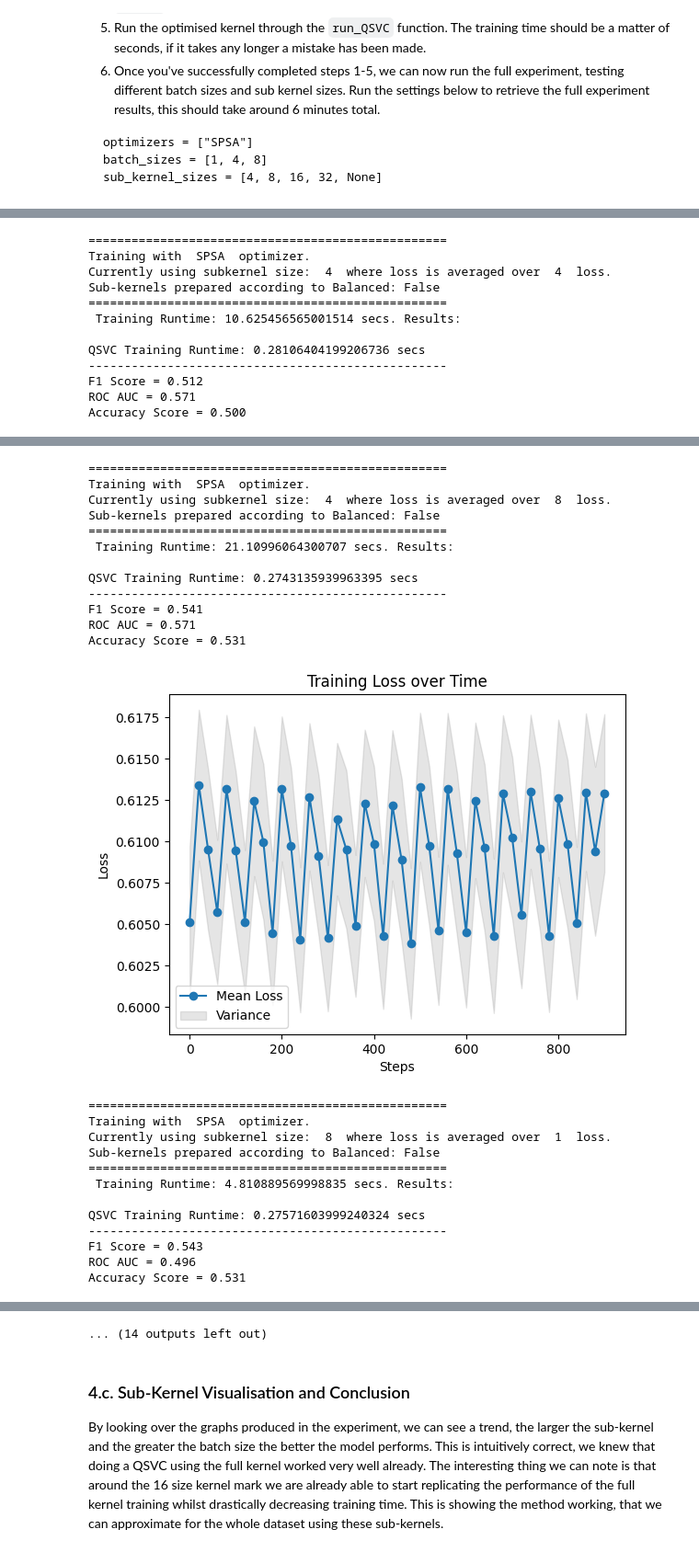
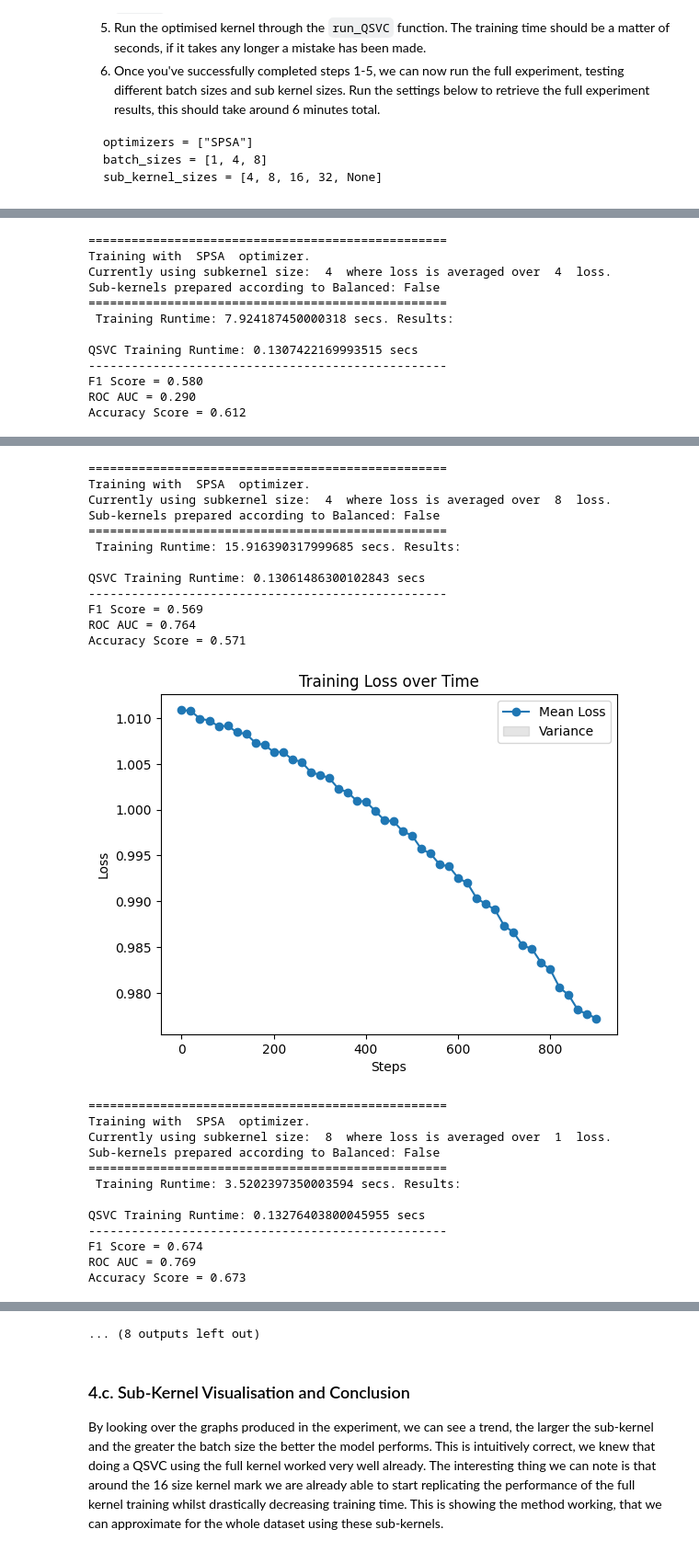
Before and after one commit to qmlWizard/CCKA-Clustered_Centroid_Kernel_Alignment, a Jupyter notebook: Sub-Kernel_IEEE_QW_tutorial_Master.ipynb, the cells around one changed output, grey strips where cells are left out. Shown at 92% size. Drawn from its saved outputs; the diff is of its cells as text; code cells hidden in the pictures.

Commit message:
torch kernel complete

```diff
--- a/Sub-Kernel_IEEE_QW_tutorial_Master.ipynb
+++ b/Sub-Kernel_IEEE_QW_tutorial_Master.ipynb
@@ -66,33 +66,3 @@ The exact computational savings will depend on the specific distribution of data
 4. The Sub-Kernel Method
 # %% [markdown]
 ## 0. Import local, external, and Qiskit packages
-# %%
-import numpy as np
-import pandas as pd
-from sklearn.datasets import make_swiss_roll
-
-# Parameters
-n_samples = 1000
-noise = 0.1
-random_state = 0
-
-# Generate the Swiss Roll dataset with 3 features
-X, y = make_swiss_roll(n_samples=n_samples, noise=noise, random_state=random_state)
-
-# Binarize labels based on the median
-y = np.where(y > np.median(y), 1, -1)  # Labels are -1 or 1
-
-# Add a fourth feature (e.g., random noise)
-#np.random.seed(random_state)
-#random_feature = np.random.randn(n_samples, 1)
-#X = np.hstack((X, random_feature))
-
-# Create a DataFrame
-df = pd.DataFrame(X, columns=['Feature 1', 'Feature 2', 'Feature 3'])
-#df = df[['Feature 1', 'Feature 2']]
-df['Label'] = y
-
-# Save to CSV
-csv_filename = 'data/swiss_roll_dataset.csv'
-df.to_csv(csv_filename, index=False)
-print(f"Dataset saved to {csv_filename}")
@@ -191,12 +151,13 @@ def train_test_split(data_filepath, num_train=10, num_test=10, balanced=False):
 
 
 # Load the dataset and split into train and test sets
-DATA_FILEPATH = "data/powerline.csv"
+DATA_FILEPATH = "data/checherboard_paper.csv"
 training_data, training_labels, test_data, test_labels = train_test_split(
-    DATA_FILEPATH, num_train=96, num_test=32
+    DATA_FILEPATH, num_train=50, num_test=50
 )
 # The proportion of train and test datapoints can be adjusted as needed.
 # Doing some quick checks.
+print(training_data[0])
 print("training_data: ", training_data.shape)
 print("training_labels: ", training_labels.shape)
 print("test_data: ", test_data.shape)
@@ -270,7 +232,7 @@ class CovariantFeatureMap(QuantumCircuit):
         self.training_parameters = None
         self.input_parameters = None
 
-        num_qubits = feature_dimension #// 2
+        num_qubits = feature_dimension // 2
         super().__init__(num_qubits, name=name)
 
         self._generate_feature_map()
@@ -294,10 +256,9 @@ class CovariantFeatureMap(QuantumCircuit):
 
         # Vector of data parameters
         input_params = ParameterVector("x_par", self.feature_dimension)
-        print(input_params)
 
         if self.include_training_parameters:
-            training_params = ParameterVector("\u03B8_par",  2 * self.num_qubits)
+            training_params = ParameterVector("\u03B8_par",  self.num_qubits)
             # Create an initial rotation layer of trainable parameters
             for i in range(self.num_qubits):
                 self.ry(training_params[i], self.qubits[i])
@@ -604,8 +570,7 @@ We can see the above loss graph shows us the loss has converged and the outputte
 # Evaluate the quantum fidelity kernel
 start = timer()
 qsvc, auc, f1, accuracy = run_QSVC(
-    training_data, training_labels, test_data, test_labels, qka_results.quantum_kernel
-)
+    training_data, training_labels, test_data, test_labels, qka_results.quantum_kernel)
 end = timer()
 qsvc_runtime = end - start
 print(f"QSVC Training Runtime: {qsvc_runtime} secs")
@@ -952,7 +917,7 @@ sub_kernel_sizes = [4, 8, 16, 32, None]
 
 optimizers = ["SPSA"]
 batch_sizes = [1, 4, 8]
-sub_kernel_sizes = [4, 8, 16, 32, None]
+sub_kernel_sizes = [4, 8, 16, None]
 batch_types = [False]
 results = {}
 # init_p is the initialisation points. The closer to 0, the worst the start. 0.5 is optimial, the circuit acts as an hadamard gate.
@@ -1097,10 +1062,10 @@ Training with  SPSA  optimizer.
 Currently using subkernel size:  4  where loss is averaged over  4  loss.
 Sub-kernels prepared according to Balanced: False
 ==================================================
- Training Runtime: 10.625456565001514 secs. Results:
+ Training Runtime: 7.924187450000318 secs. Results:
 
-QSVC Training Runtime: 0.28106404199206736 secs
+QSVC Training Runtime: 0.1307422169993515 secs
 --------------------------------------------------
-F1 Score = 0.512
-ROC AUC = 0.571
-Accuracy Score = 0.500
+F1 Score = 0.580
+ROC AUC = 0.290
+Accuracy Score = 0.612
@@ -1108,25 +1073,25 @@ Accuracy Score = 0.500
 ==================================================
 Training with  SPSA  optimizer.
 Currently using subkernel size:  4  where loss is averaged over  8  loss.
 Sub-kernels prepared according to Balanced: False
 ==================================================
- Training Runtime: 21.10996064300707 secs. Results:
+ Training Runtime: 15.916390317999685 secs. Results:
 
-QSVC Training Runtime: 0.2743135939963395 secs
+QSVC Training Runtime: 0.13061486300102843 secs
 --------------------------------------------------
-F1 Score = 0.541
-ROC AUC = 0.571
-Accuracy Score = 0.531
+F1 Score = 0.569
+ROC AUC = 0.764
+Accuracy Score = 0.571
-[figure, old version]
+[figure, new version]
 ==================================================
 Training with  SPSA  optimizer.
 Currently using subkernel size:  8  where loss is averaged over  1  loss.
 Sub-kernels prepared according to Balanced: False
 ==================================================
- Training Runtime: 4.810889569998835 secs. Results:
+ Training Runtime: 3.5202397350003594 secs. Results:
 
-QSVC Training Runtime: 0.27571603999240324 secs
+QSVC Training Runtime: 0.13276403800045955 secs
 --------------------------------------------------
-F1 Score = 0.543
-ROC AUC = 0.496
-Accuracy Score = 0.531
+F1 Score = 0.674
+ROC AUC = 0.769
+Accuracy Score = 0.673
@@ -1160,4 +1125,4 @@ Accuracy Score = 0.531
-... (14 outputs left out)
+... (8 outputs left out)
 # %% [markdown]
 ### 4.c. Sub-Kernel Visualisation and Conclusion
 By looking over the graphs produced in the experiment, we can see a trend, the larger the sub-kernel and the greater the batch size the better the model performs. This is intuitively correct, we knew that doing a QSVC using the full kernel worked very well already. The interesting thing we can note is that around the 16 size kernel mark we are already able to start replicating the performance of the full kernel training whilst drastically decreasing training time. This is showing the method working, that we can approximate for the whole dataset using these sub-kernels.
```
Also changed, not shown: parts of 9 cells of this notebook, 18 other files.
